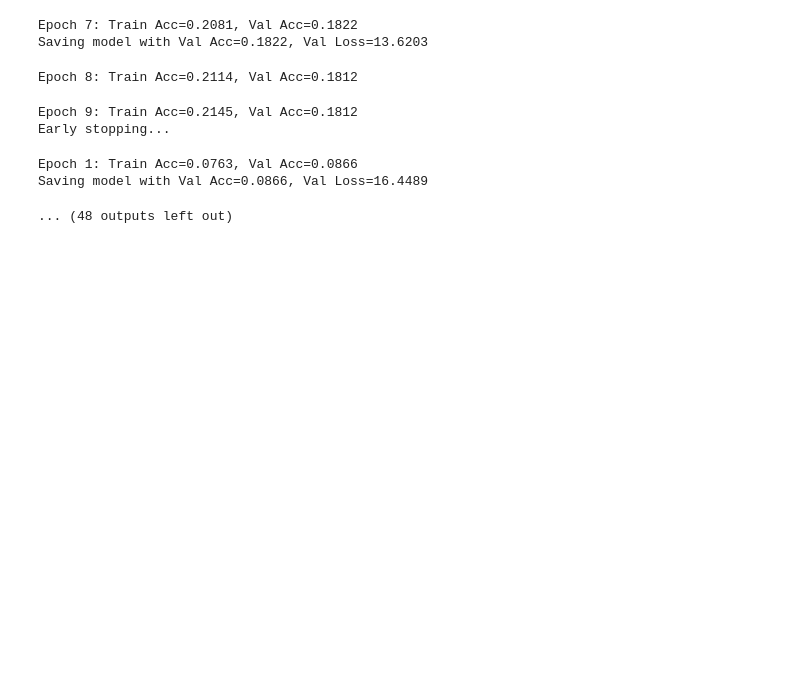
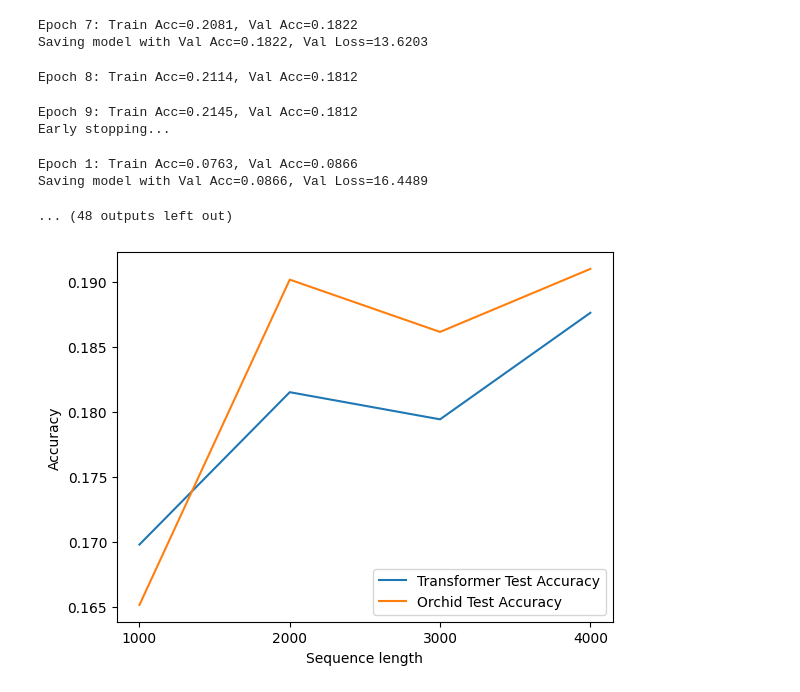
Before and after one commit to jinyi2020/Test_Orchid_Protein, a Jupyter notebook: Orchid_protein-by_seq_len.ipynb, the cells around one changed output. Saved outputs shown, nothing was run; the diff lists cells and outputs as text; code cells hidden in the pictures; blank space fills up the shorter version.

```diff
--- a/Orchid_protein-by_seq_len.ipynb
+++ b/Orchid_protein-by_seq_len.ipynb
@@ -723,3 +725,14 @@ Early stopping...
 Epoch 1: Train Acc=0.0763, Val Acc=0.0866
 Saving model with Val Acc=0.0866, Val Loss=16.4489
 ... (48 outputs left out)
+# %%
+plt.plot(seq_list, transformer_test_accuracy_list, label="Transformer Test Accuracy")
+plt.plot(seq_list, orchid_test_accuracy_list, label="Orchid Test Accuracy")
+plt.xlabel('Sequence length')
+plt.ylabel('Accuracy')
+plt.xticks(seq_list)
+plt.legend()
+plt.savefig("pretrain_accuracy.png", format="png", dpi=300)
+plt.show()
+# %% [output]
+[figure, added]
```
Also changed, not shown: parts of 1 cell of this notebook.
